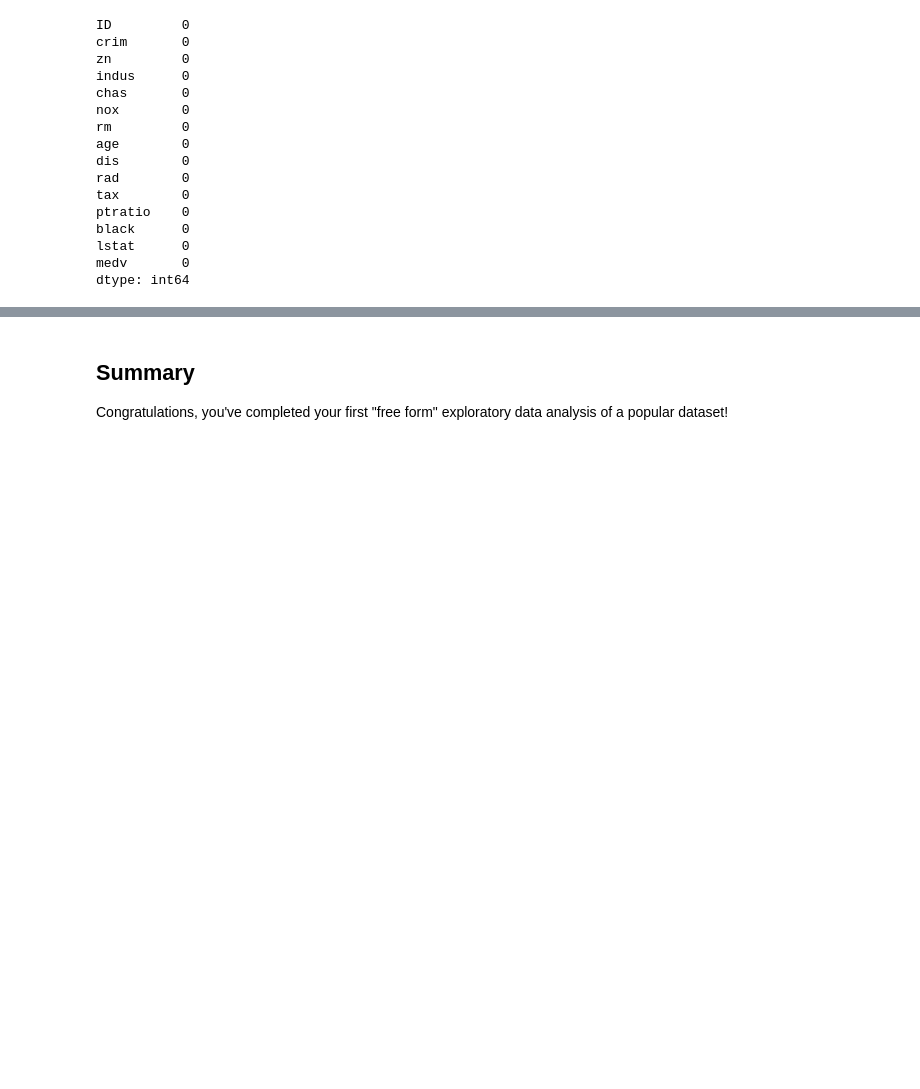
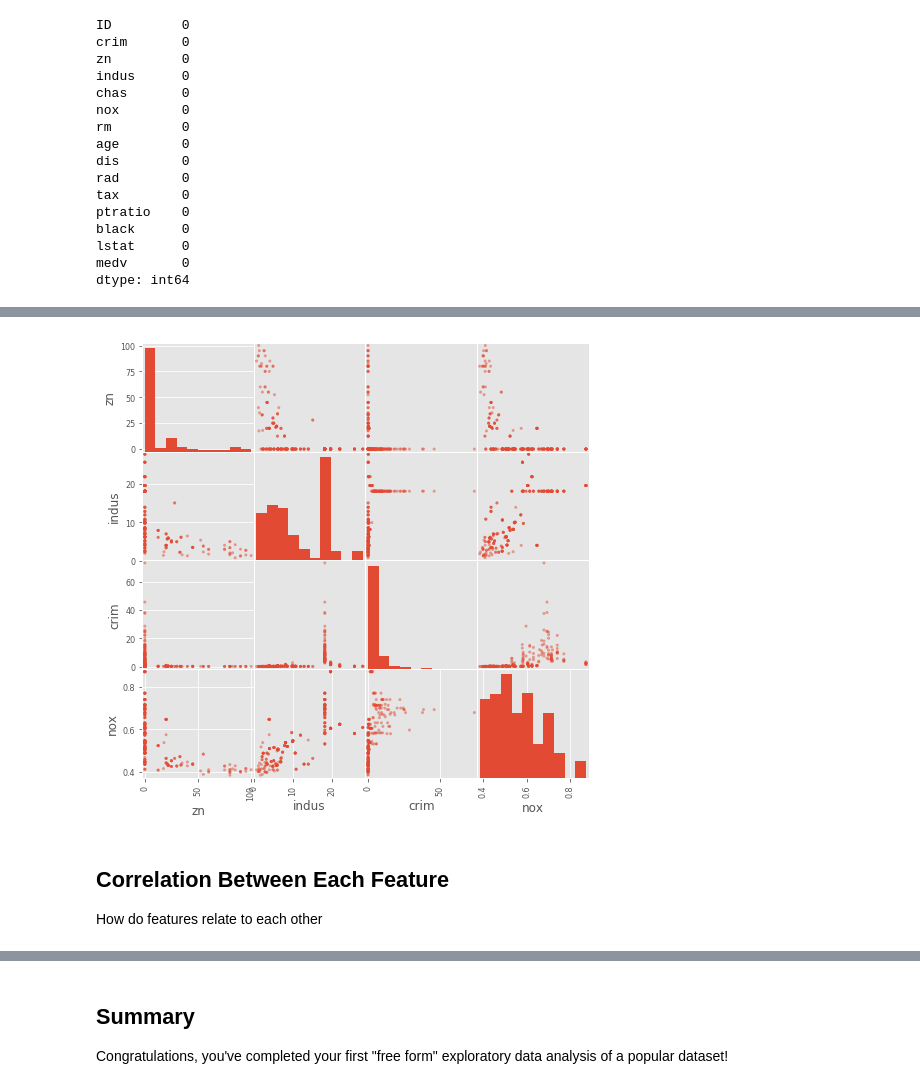
Before and after one commit to torresdavr/dsc-project-eda-with-pandas-online-ds-pt-100719, a Jupyter notebook: index.ipynb, the cells around one changed output, grey strips where cells are left out. Drawn from its saved outputs; the diff is of its cells as text; code cells hidden in the pictures; blank space fills up the shorter version.

```diff
--- a/index.ipynb
+++ b/index.ipynb
@@ -129,0 +140,13 @@ sns.heatmap(df, annot=True)
+# %%
+"""
+nox: nitrogen oxide concentration (parts per 10 million)
+the larger number of property set aside for industry, the amount of nos increases
+
+"""
+
+pd.plotting.scatter_matrix(df[cols], figsize=(8,8));
+# %% [output]
+[figure, added]
+# %% [markdown]
+## Correlation Between Each Feature
+How do features relate to each other<br>
```
Also changed, not shown: parts of 19 cells of this notebook.
